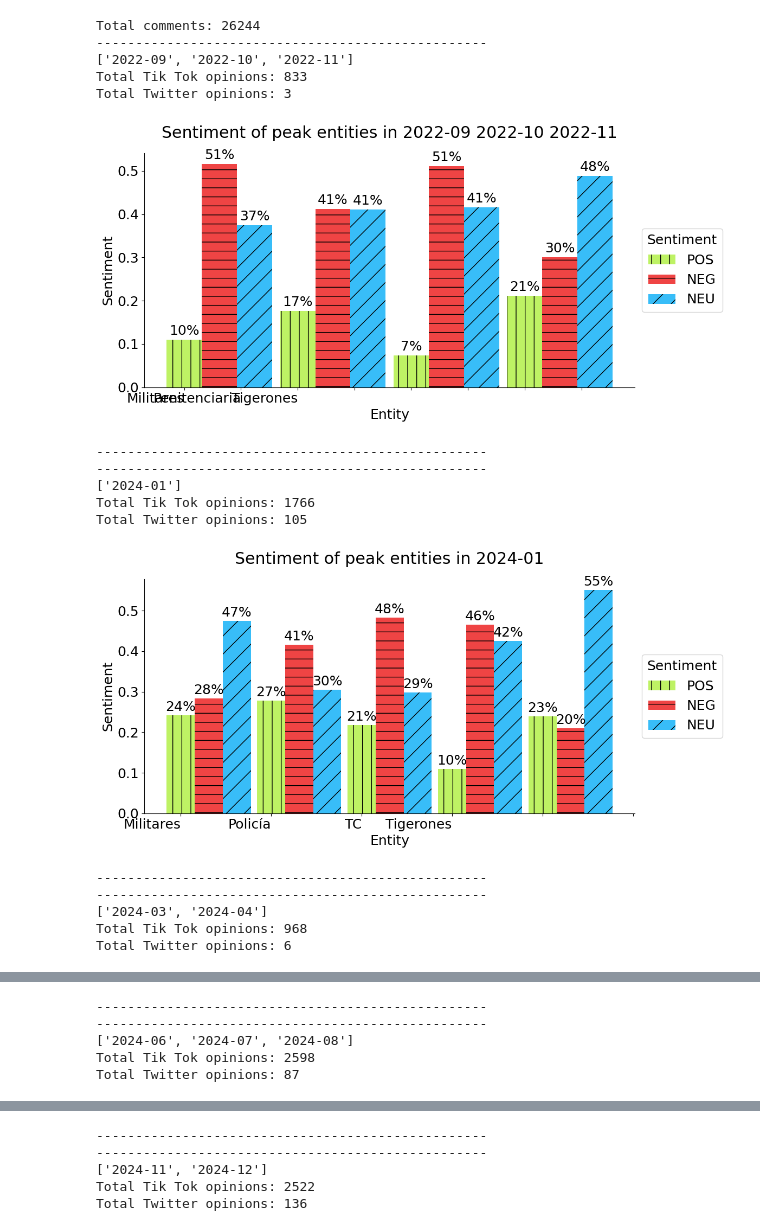
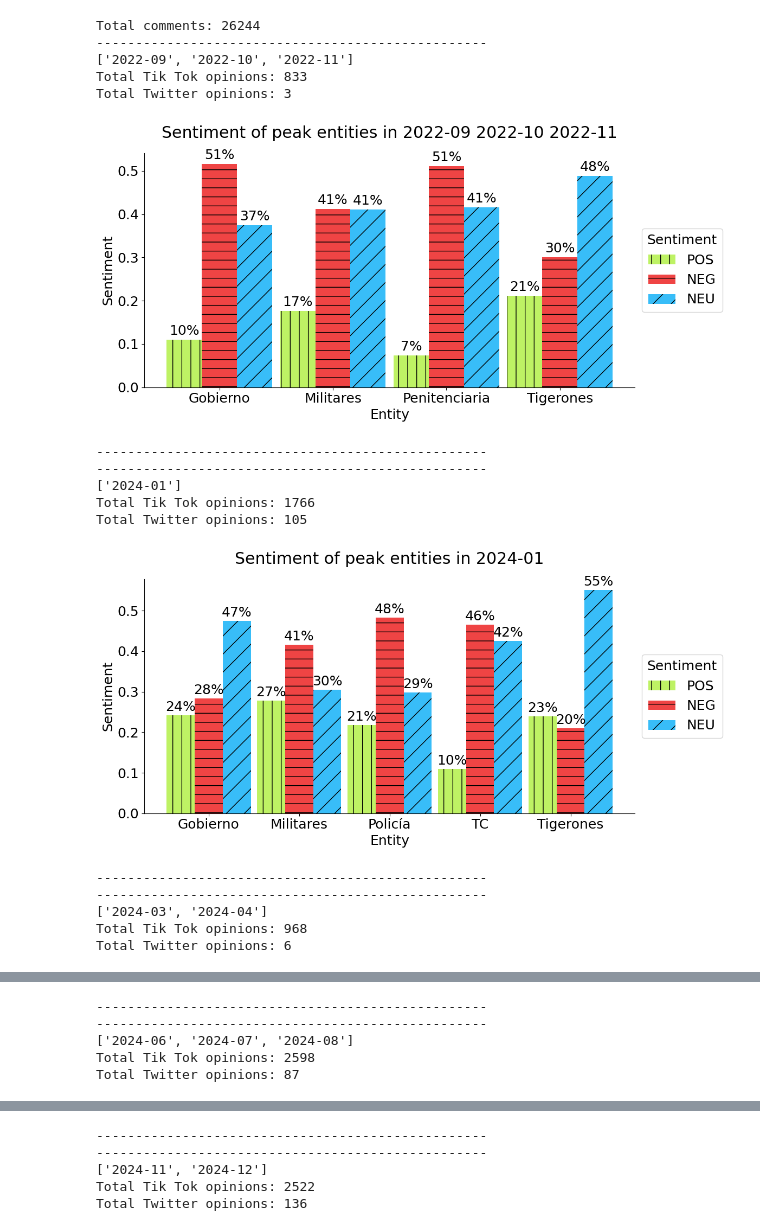
Before and after one commit to enmanuelmag/ID-v3-Scrapper, a Jupyter notebook: notebooks/Data.ipynb, the cells around one changed output, grey strips where cells are left out. Saved outputs shown, nothing was run; the diff lists cells and outputs as text; code cells hidden in the pictures.

```diff
--- a/notebooks/Data.ipynb
+++ b/notebooks/Data.ipynb
@@ -756,42 +756,42 @@ def calculate_sentiments(
                     f"{int(height * 100)}%",
                     ha="center",
                     va="center",
                 )
 
         plt.gcf().set_size_inches(12, 6)
 
         # Eliminar los bordes superior y derecho
         ax.spines["top"].set_visible(False)
         ax.spines["right"].set_visible(False)
 
-        ax.set_xticks(index + bar_width + bar_width)
-        ax.set_xticklabels(df_entities.index, rotation=0, ha="right")
+        ax.set_xticks(index + bar_width)
+        ax.set_xticklabels(df_entities.index, rotation=0, ha="center")
 
         text = " ".join(super_map["range"])
         plt.xlabel("Entity")
         plt.ylabel("Sentiment")
         plt.title(f"Sentiment of peak entities in {text}", pad=20)
         plt.legend(title="Sentiment", loc="center left", bbox_to_anchor=(1, 0.5))
         plt.tight_layout()
         plt.savefig(f"../imgs/tik_tok_sentiment_{text}_V2.png", dpi=300)
         plt.show()
         print(f"-" * 50)
 
 
 calculate_sentiments(df_tk, df_x, super_map)
 # %% [output]
 Total comments: 26244
 --------------------------------------------------
 ['2022-09', '2022-10', '2022-11']
 Total Tik Tok opinions: 833
 Total Twitter opinions: 3
-[figure, old version]
+[figure, new version]
 --------------------------------------------------
 --------------------------------------------------
 ['2024-01']
 Total Tik Tok opinions: 1766
 Total Twitter opinions: 105
-[figure, old version]
+[figure, new version]
 --------------------------------------------------
 --------------------------------------------------
 ['2024-03', '2024-04']
```
Also changed, not shown: parts of 1 cell of this notebook, 11 other files.
